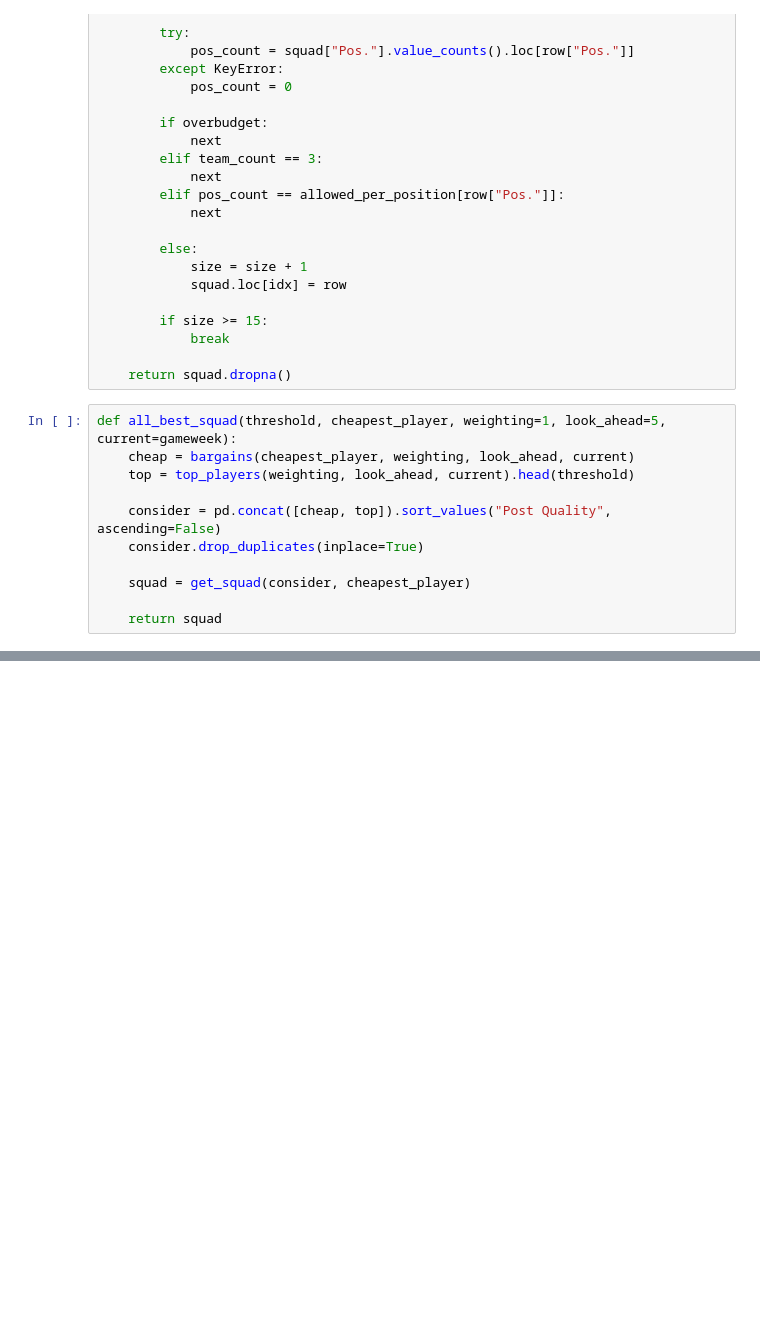
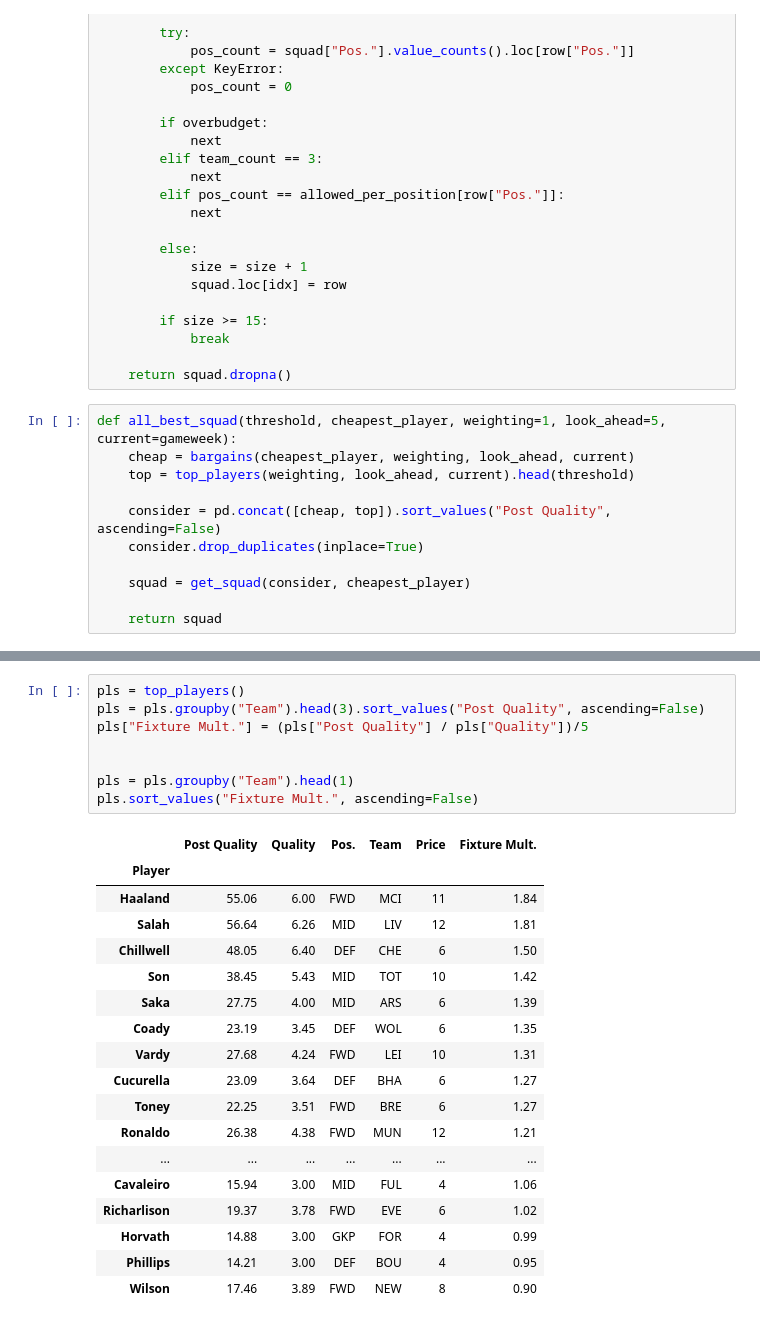
Before and after one commit to ivannoden/FPL, a Jupyter notebook: read_fpl.ipynb, the cells around one changed output, grey strips where cells are left out. Drawn from its saved outputs; the diff is of its cells as text; blank space fills up the shorter version.

Commit message:
Added real fixtures

```diff
--- a/read_fpl.ipynb
+++ b/read_fpl.ipynb
@@ -245,0 +274,27 @@ get_squad(consider, 5)
+# %%
+pls = top_players()
+pls = pls.groupby("Team").head(3).sort_values("Post Quality", ascending=False)
+pls["Fixture Mult."] = (pls["Post Quality"] / pls["Quality"])/5
+
+
+pls = pls.groupby("Team").head(1)
+pls.sort_values("Fixture Mult.", ascending=False)
+# %% [output]
+|  | Post Quality | Quality | Pos. | Team | Price | Fixture Mult. |
+| Player |  |  |  |  |  |  |
+| Haaland | 55.06 | 6.00 | FWD | MCI | 11 | 1.84 |
+| Salah | 56.64 | 6.26 | MID | LIV | 12 | 1.81 |
+| Chillwell | 48.05 | 6.40 | DEF | CHE | 6 | 1.50 |
+| Son | 38.45 | 5.43 | MID | TOT | 10 | 1.42 |
+| Saka | 27.75 | 4.00 | MID | ARS | 6 | 1.39 |
+| Coady | 23.19 | 3.45 | DEF | WOL | 6 | 1.35 |
+| Vardy | 27.68 | 4.24 | FWD | LEI | 10 | 1.31 |
+| Cucurella | 23.09 | 3.64 | DEF | BHA | 6 | 1.27 |
+| Toney | 22.25 | 3.51 | FWD | BRE | 6 | 1.27 |
+| Ronaldo | 26.38 | 4.38 | FWD | MUN | 12 | 1.21 |
+| ... | ... | ... | ... | ... | ... | ... |
+| Cavaleiro | 15.94 | 3.00 | MID | FUL | 4 | 1.06 |
+| Richarlison | 19.37 | 3.78 | FWD | EVE | 6 | 1.02 |
+| Horvath | 14.88 | 3.00 | GKP | FOR | 4 | 0.99 |
+| Phillips | 14.21 | 3.00 | DEF | BOU | 4 | 0.95 |
+| Wilson | 17.46 | 3.89 | FWD | NEW | 8 | 0.90 |
```
Also changed, not shown: parts of 5 cells of this notebook, 1 other file.
